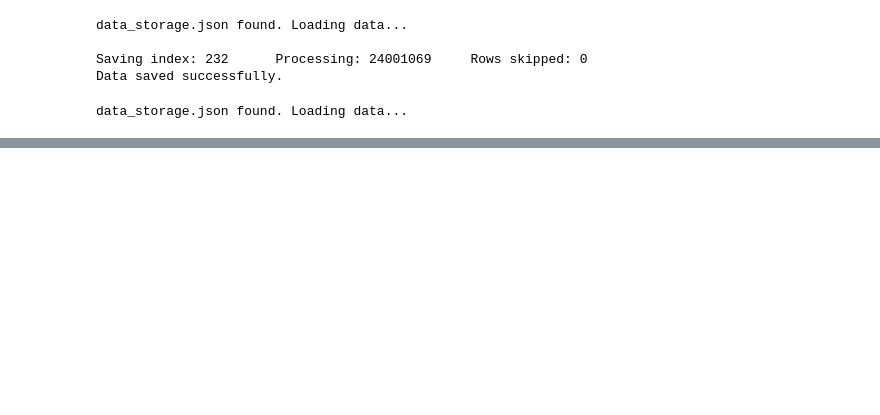
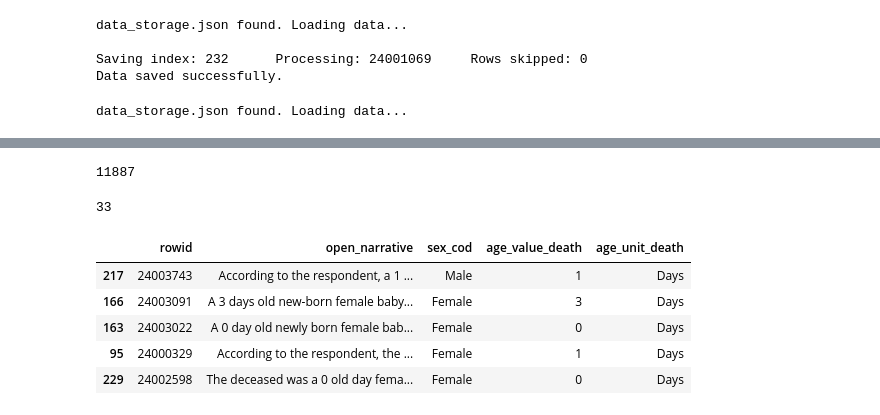
Before and after one commit to danieljai/proj_rapid_healsl_chatgpt, a Jupyter notebook: notebook/re-run.ipynb, the cells around one changed output, grey strips where cells are left out. Cells and saved outputs as stored; diff of their text form; code cells hidden in the pictures; blank space fills up the shorter version.

```diff
--- a/notebook/re-run.ipynb
+++ b/notebook/re-run.ipynb
@@ -416,0 +345,17 @@ K - invalid 2-parts.
+# %%
+len(gpt_rowids)
+# %% [output]
+11887
+# %%
+len(q_rowids - gpt_rowids)
+# %% [output]
+33
+# %%
+merged_df.sample(5)
+# %% [output]
+|  | rowid | open_narrative | sex_cod | age_value_death | age_unit_death |
+| 217 | 24003743 | According to the respondent, a 1 ... | Male | 1 | Days |
+| 166 | 24003091 | A 3 days old new-born female baby... | Female | 3 | Days |
+| 163 | 24003022 | A 0 day old newly born female bab... | Female | 0 | Days |
+| 95 | 24000329 | According to the respondent, the ... | Female | 1 | Days |
+| 229 | 24002598 | The deceased was a 0 old day fema... | Female | 0 | Days |
```
Also changed, not shown: parts of 10 cells of this notebook.
